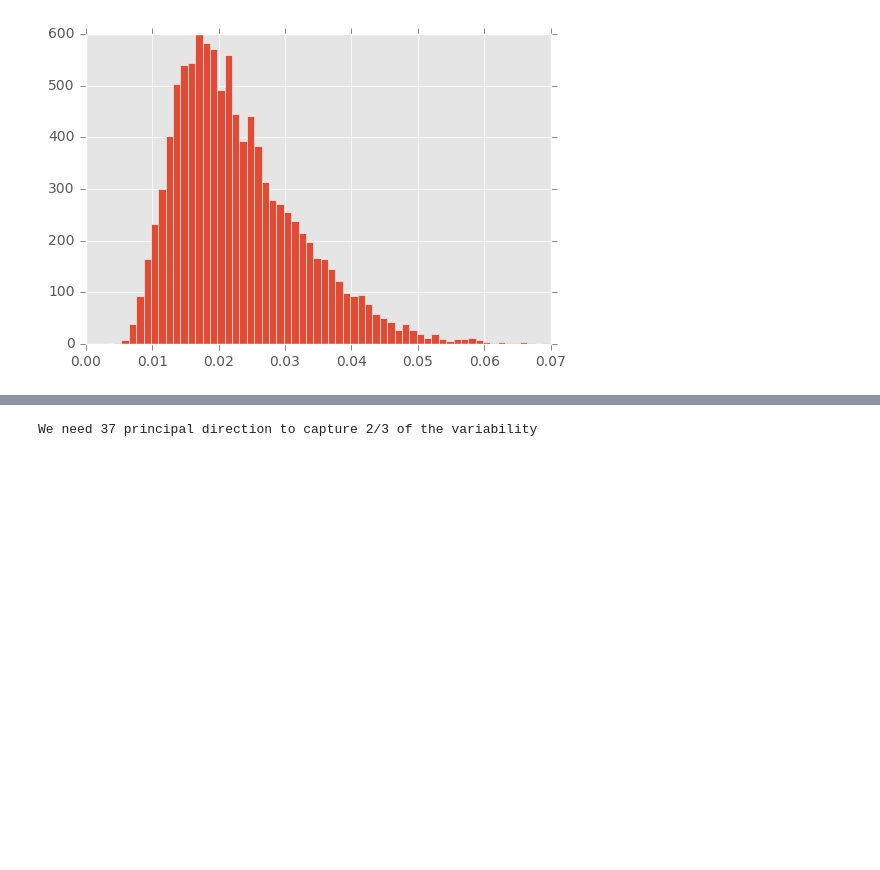
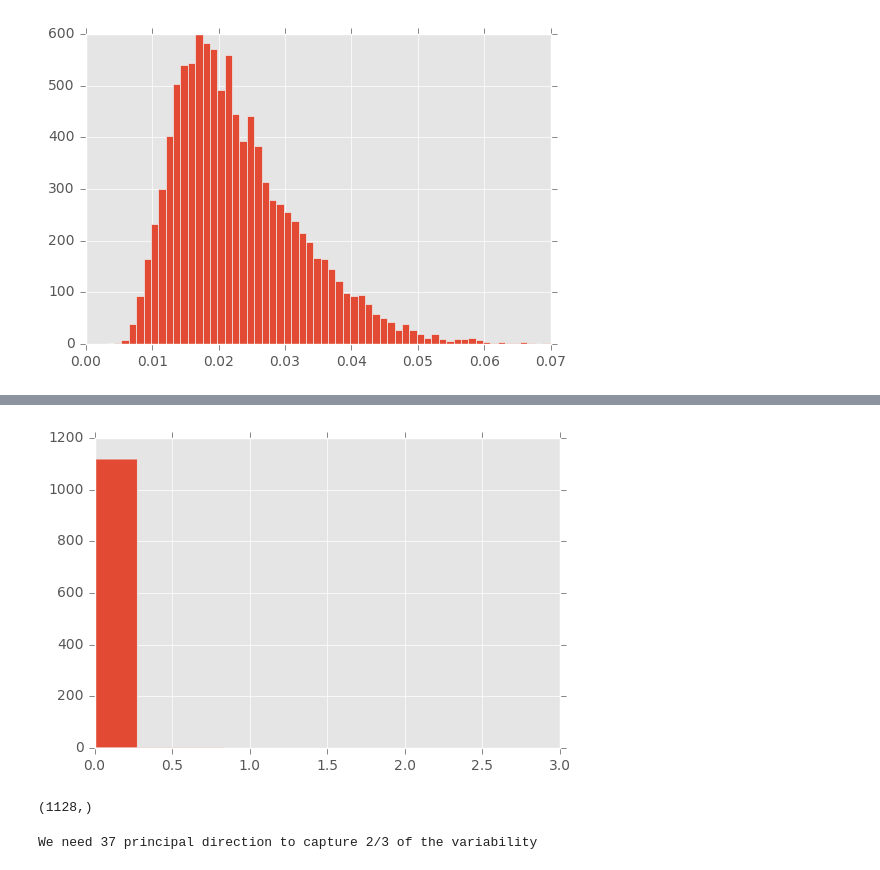
Before and after one commit to raphaelBarman/internetAnalytics, a Jupyter notebook: ix-lab3/lab3-dimred.ipynb, the cells around one changed output, grey strips where cells are left out. Saved outputs shown, nothing was run; the diff lists cells and outputs as text; code cells hidden in the pictures; blank space fills up the shorter version.

```diff
--- a/ix-lab3/lab3-dimred.ipynb
+++ b/ix-lab3/lab3-dimred.ipynb
@@ -80,3 +85,11 @@ eigenvectors = eigenvectors[:,idx]
+# %%
+plt.hist(eigenvalues);
+# %% [output]
+[figure, added]
+# %%
+eigenvectors[1].shape
+# %% [output]
+(1128,)
 # %%
 targetVar = 2/3.0 * np.sum(eigenvalues)
 n = 0
```
Also changed, not shown: parts of 6 cells of this notebook, 2 other files.
